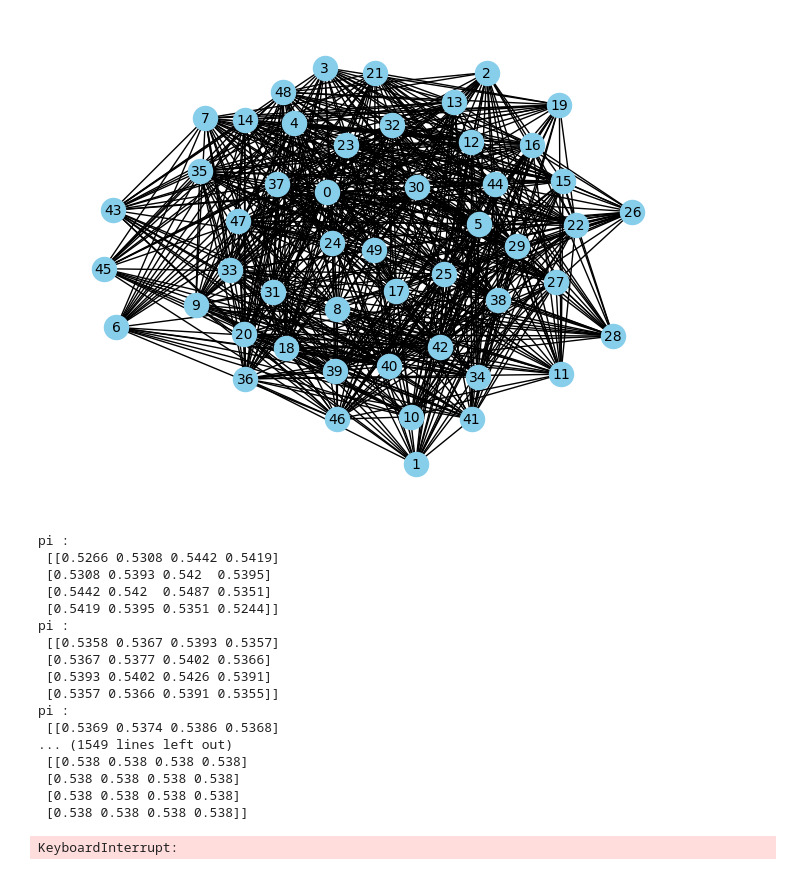
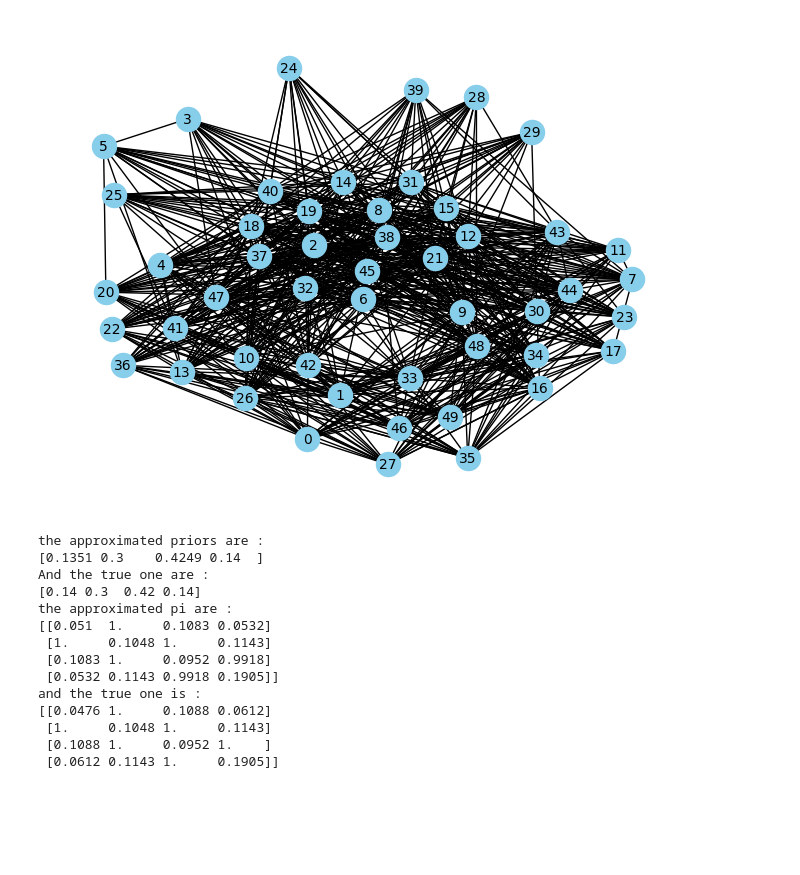
Before and after one commit to ElSacho/Mixture4graph, a Jupyter notebook: main.ipynb, the cells around one changed output. Drawn from its saved outputs; the diff is of its cells as text; code cells hidden in the pictures; blank space fills up the shorter version.

```diff
--- a/main.ipynb
+++ b/main.ipynb
@@ -8,9 +9,36 @@ from em2 import get_X_from_graph, main, main_with_tau
 # %%
 n_vertices = 50
 pi = np.array([[0.1,1,0.1,0.1],[1,0.1,1,0.1],[0.1,1,0.1,1],[0.1,0.1,1,0.1]])
 priors = np.array([0.1, 0.4, 0.4, 0.1])
 
-graph = generate(n_vertices, pi , priors)
+graph, tau = generate_and_give_tau(n_vertices, pi , priors)
 show_graph(graph)
+
+X = get_X_from_graph(graph)
+emp_prior, emp_pi = return_priors_pi(X, tau.copy())
+appro_priors, appro_pi = main_with_tau(X, tau.copy(), 4, 50)
+# appro_priors, appro_pi = main(X, 4, 500)
+print("the approximated priors are : ")
+print(appro_priors)
+print('And the true one are :')
+print(emp_prior)
+print('the approximated pi are :')
+print(appro_pi)
+print("and the true one is : ")
+print(emp_pi)
 # %% [output]
-[figure, old version]
+[figure, new version]
+the approximated priors are :
+[0.1351 0.3    0.4249 0.14  ]
+And the true one are :
+[0.14 0.3  0.42 0.14]
+the approximated pi are :
+[[0.051  1.     0.1083 0.0532]
+ [1.     0.1048 1.     0.1143]
+ [0.1083 1.     0.0952 0.9918]
+ [0.0532 0.1143 0.9918 0.1905]]
+and the true one is :
+[[0.0476 1.     0.1088 0.0612]
+ [1.     0.1048 1.     0.1143]
+ [0.1088 1.     0.0952 1.    ]
+ [0.0612 0.1143 1.     0.1905]]
@@ -19,22 +44,0 @@ np.set_printoptions(precision=4, suppress=True)
-# %%
-X = get_X_from_graph(graph)
-appro_priors, appro_pi = main(X, 4, 500)
-# %% [output]
-pi :
- [[0.5266 0.5308 0.5442 0.5419]
- [0.5308 0.5393 0.542  0.5395]
- [0.5442 0.542  0.5487 0.5351]
- [0.5419 0.5395 0.5351 0.5244]]
-pi :
- [[0.5358 0.5367 0.5393 0.5357]
- [0.5367 0.5377 0.5402 0.5366]
- [0.5393 0.5402 0.5426 0.5391]
- [0.5357 0.5366 0.5391 0.5355]]
-pi :
- [[0.5369 0.5374 0.5386 0.5368]
-... (1549 lines left out)
- [[0.538 0.538 0.538 0.538]
- [0.538 0.538 0.538 0.538]
- [0.538 0.538 0.538 0.538]
- [0.538 0.538 0.538 0.538]]
-KeyboardInterrupt:
```
Also changed, not shown: parts of 17 cells of this notebook, 1 other file.
